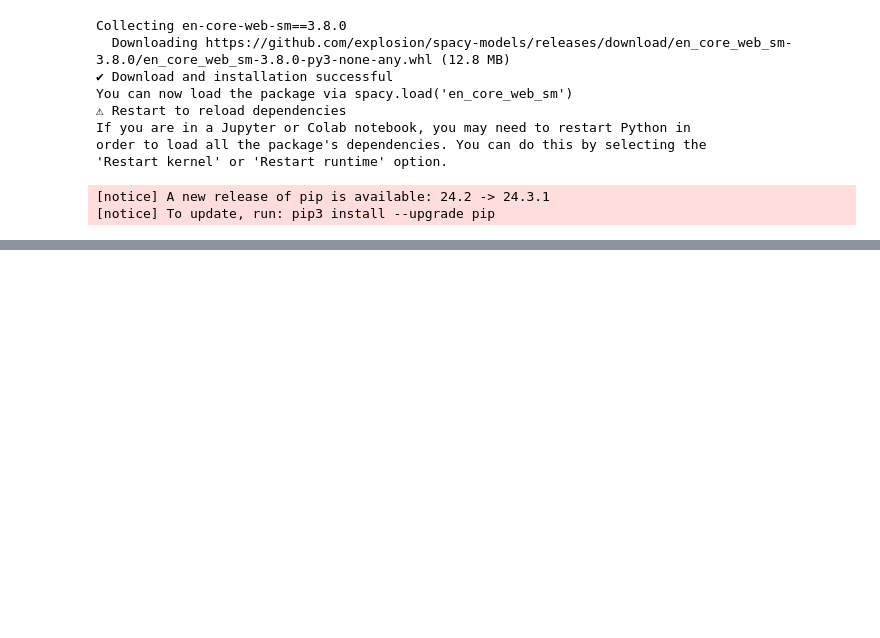
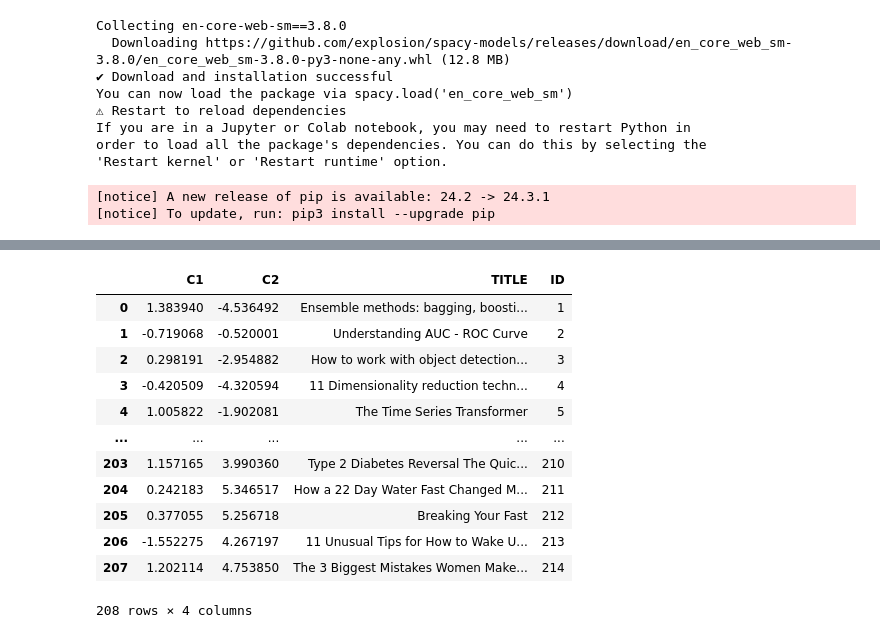
Before and after one commit to iopenattheclose/medium, a Jupyter notebook: text_representation.ipynb, the cells around one changed output, grey strips where cells are left out. Cells and saved outputs as stored; diff of their text form; code cells hidden in the pictures; blank space fills up the shorter version.

```diff
--- a/text_representation.ipynb
+++ b/text_representation.ipynb
@@ -280,0 +290,25 @@ display(bow_features_df)
+# %%
+from sklearn.manifold import TSNE
+# using t-sne to observe any trends, and clusters.
+tsne = TSNE(n_components=2) # n_components: estimated number of components
+tsne_bow_features = tsne.fit_transform(bow_features_df[count_vectorizer.get_feature_names_out()].values)
+tsne_bow_features_df = pd.DataFrame(tsne_bow_features)
+tsne_bow_features_df.columns = ["C1", "C2"]
+tsne_bow_features_df["TITLE"] = bow_features_df["TITLE"]
+tsne_bow_features_df["ID"] = bow_features_df["ID"]
+
+display(tsne_bow_features_df)
+# %% [output]
+|  | C1 | C2 | TITLE | ID |
+| 0 | 1.383940 | -4.536492 | Ensemble methods: bagging, boosti... | 1 |
+| 1 | -0.719068 | -0.520001 | Understanding AUC - ROC Curve | 2 |
+| 2 | 0.298191 | -2.954882 | How to work with object detection... | 3 |
+| 3 | -0.420509 | -4.320594 | 11 Dimensionality reduction techn... | 4 |
+| 4 | 1.005822 | -1.902081 | The Time Series Transformer | 5 |
+| ... | ... | ... | ... | ... |
+| 203 | 1.157165 | 3.990360 | Type 2 Diabetes Reversal The Quic... | 210 |
+| 204 | 0.242183 | 5.346517 | How a 22 Day Water Fast Changed M... | 211 |
+| 205 | 0.377055 | 5.256718 | Breaking Your Fast | 212 |
+| 206 | -1.552275 | 4.267197 | 11 Unusual Tips for How to Wake U... | 213 |
+| 207 | 1.202114 | 4.753850 | The 3 Biggest Mistakes Women Make... | 214 |
+208 rows × 4 columns
```
Also changed, not shown: parts of 10 cells of this notebook.
